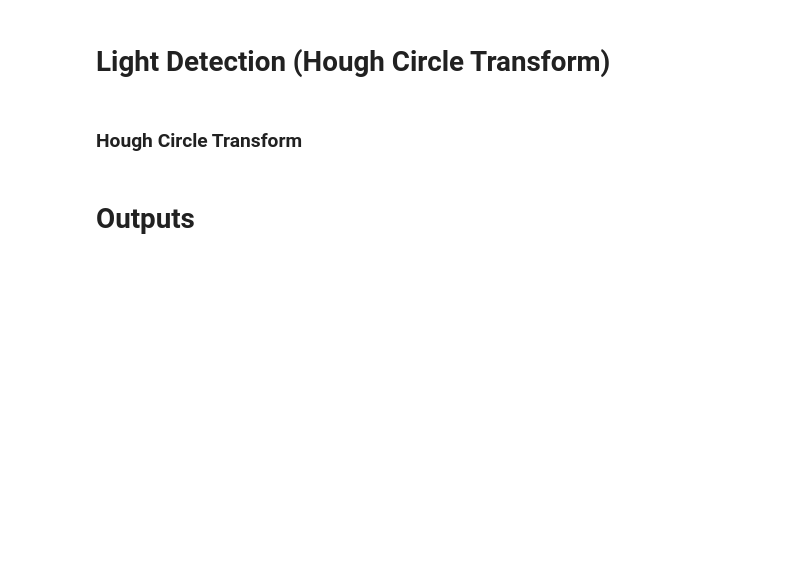
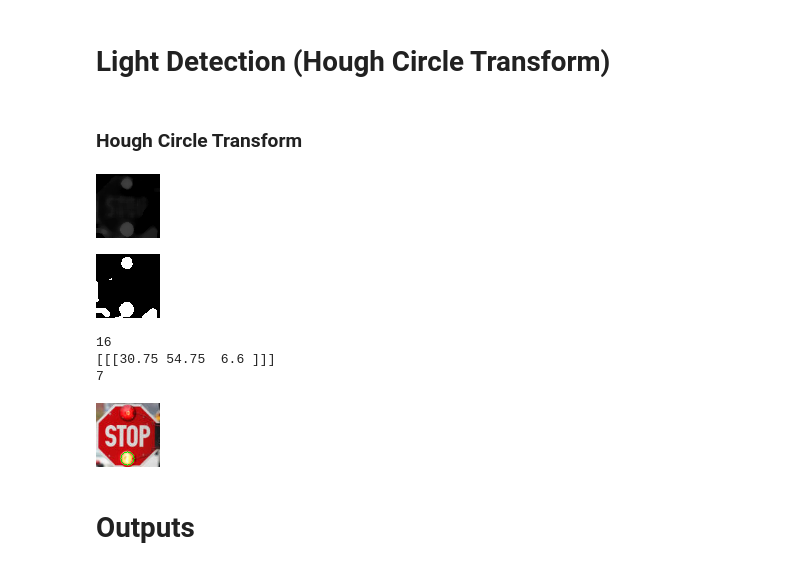
Before and after one commit to tessamitchell/SchoolBusStopSignDetection, a Jupyter notebook: FinalProject.ipynb, the cells around one changed output. Saved outputs shown, nothing was run; the diff lists cells and outputs as text; code cells hidden in the pictures; blank space fills up the shorter version.

```diff
--- a/FinalProject.ipynb
+++ b/FinalProject.ipynb
@@ -173,3 +141,3 @@ for img in pos_images:
 # %%
-for img in neg_images:
-  cv2_imshow(img)
+# for img in neg_images:
+#   cv2_imshow(img)
@@ -272,5 +219,2 @@ NameError: name 'y_test' is not defined
 # %% [markdown]
 # Extract Regions of Interest
-# %%
-def extract_windows(img):
-  return x,y,w,h
@@ -279,10 +259,25 @@ import cv2 as cv
 import numpy as np
 testimg=cv.imread("/content/istockphoto-2157367693-612x612.jpg")
 cropped=testimg[230:320,260:350]
+# cropped=testimg[30:120,190:250]
+# cropped=testimg[0:300,0:300]
 from google.colab.patches import cv2_imshow
 cv2_imshow(cropped)
+cropped=cv.resize(cropped,(64,64))
 red=cropped[:,:,2]
+
 cv2_imshow(red)
+
+img=testimg.copy()
+img=img[:,:,2]
+windows=extract_windows(img)
+for (x,y,x2,y2) in windows:
+  cv.rectangle(img,(x,y),(x2,y2),(0,255,0),2)
+cv2_imshow(img)
+
+# features=extract_features(red).reshape(1, -1)
+# cv2_imshow(red)
+# print(model.predict(features))
 # %% [output]
 [figure]
 [figure]
@@ -298,9 +289,8 @@ for img in testimages:
   windows=extract_windows(img)
   for (x,y,w,h) in windows:
     patch=img[x:x+h,y:y+w]
-    features=extract_features(patch)
-    if model.predict(features)==1:
-      positive_windows.append((img,patch,x,y,w,h))
+
+    positive_windows.append((img,patch,x,y,w,h))
 # %% [markdown]
 # Light Detection (Hough Circle Transform)
 # %% [markdown]
@@ -332,3 +343,16 @@ for win in positive_windows:
+# %%
+# pos_window format img,patch,x,y,w,h
+# for img,patch,x,y,w,h in positive_windows:
+#   hw=houghAndValidation(patch,img)
+#   drawbounds(img,(hw),(x,y,w,h))
+houghAndValidation(red,cropped)
+# %% [output]
+[figure, added]
+[figure, added]
+16
+[[[30.75 54.75  6.6 ]]]
+7
+[figure, added]
 # %% [markdown]
 # Outputs
 # %%
```
Also changed, not shown: parts of 21 cells of this notebook.
